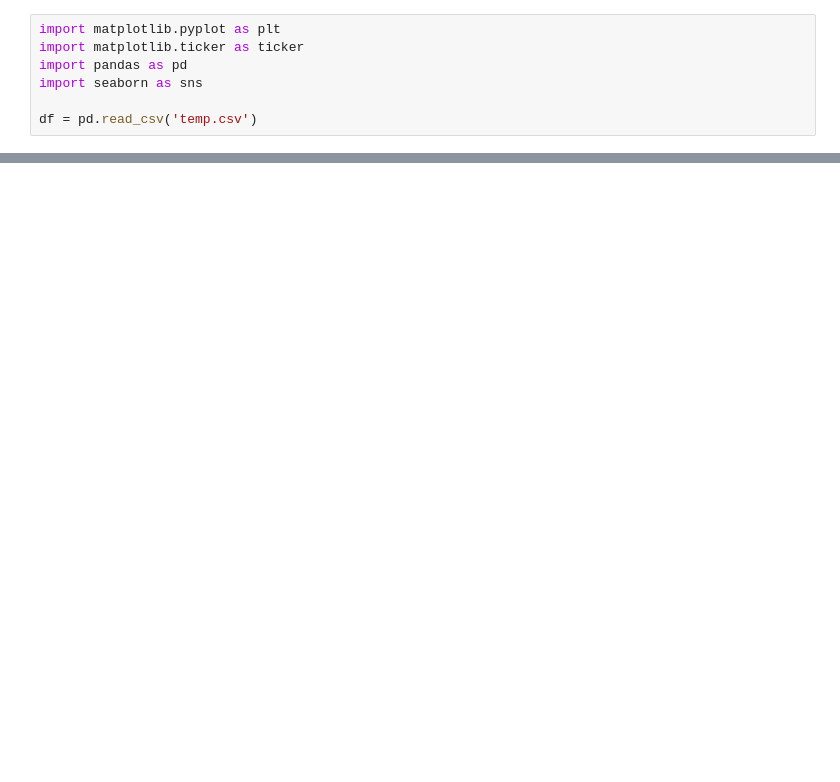
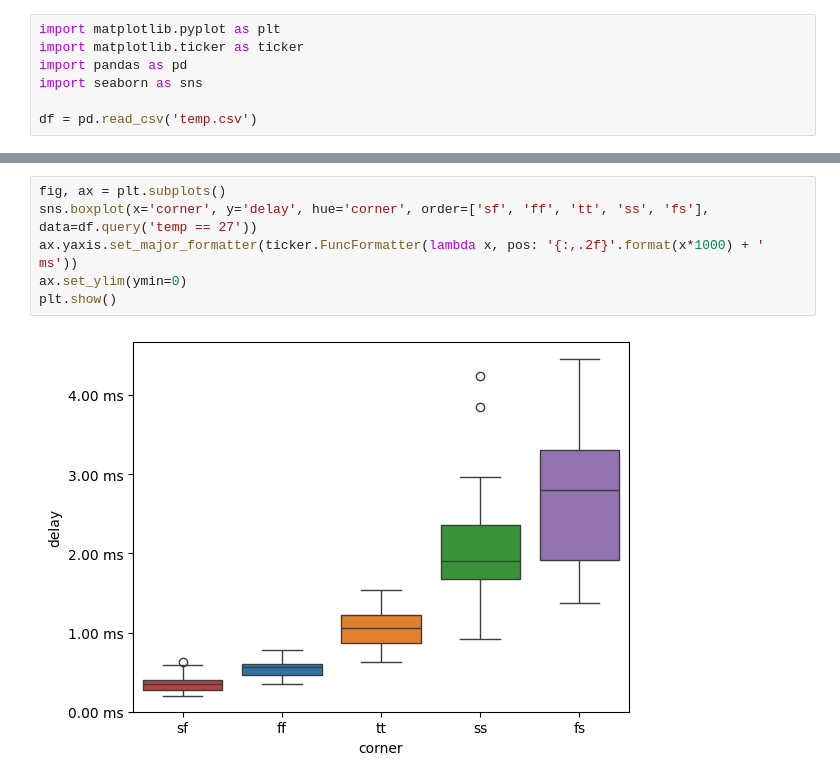
Before and after one commit to obriensp/tt10-spo-por, a Jupyter notebook: analysis/por.ipynb, the cells around one changed output, grey strips where cells are left out. Drawn from its saved outputs; the diff is of its cells as text; blank space fills up the shorter version.

```diff
--- a/analysis/por.ipynb
+++ b/analysis/por.ipynb
@@ -13,3 +13,11 @@ plt.show()
+# %%
+fig, ax = plt.subplots()
+sns.boxplot(x='corner', y='delay', hue='corner', order=['sf', 'ff', 'tt', 'ss', 'fs'], data=df.query('temp == 27'))
+ax.yaxis.set_major_formatter(ticker.FuncFormatter(lambda x, pos: '{:,.2f}'.format(x*1000) + ' ms'))
+ax.set_ylim(ymin=0)
+plt.show()
+# %% [output]
+[figure, added]
 # %%
 fig, ax = plt.subplots()
 sns.scatterplot(x='corner', y='delay', hue='temp', data=df.query('temp==27.0'), s=8, palette="icefire")
```
Also changed, not shown: parts of 6 cells of this notebook, 10 other files.
